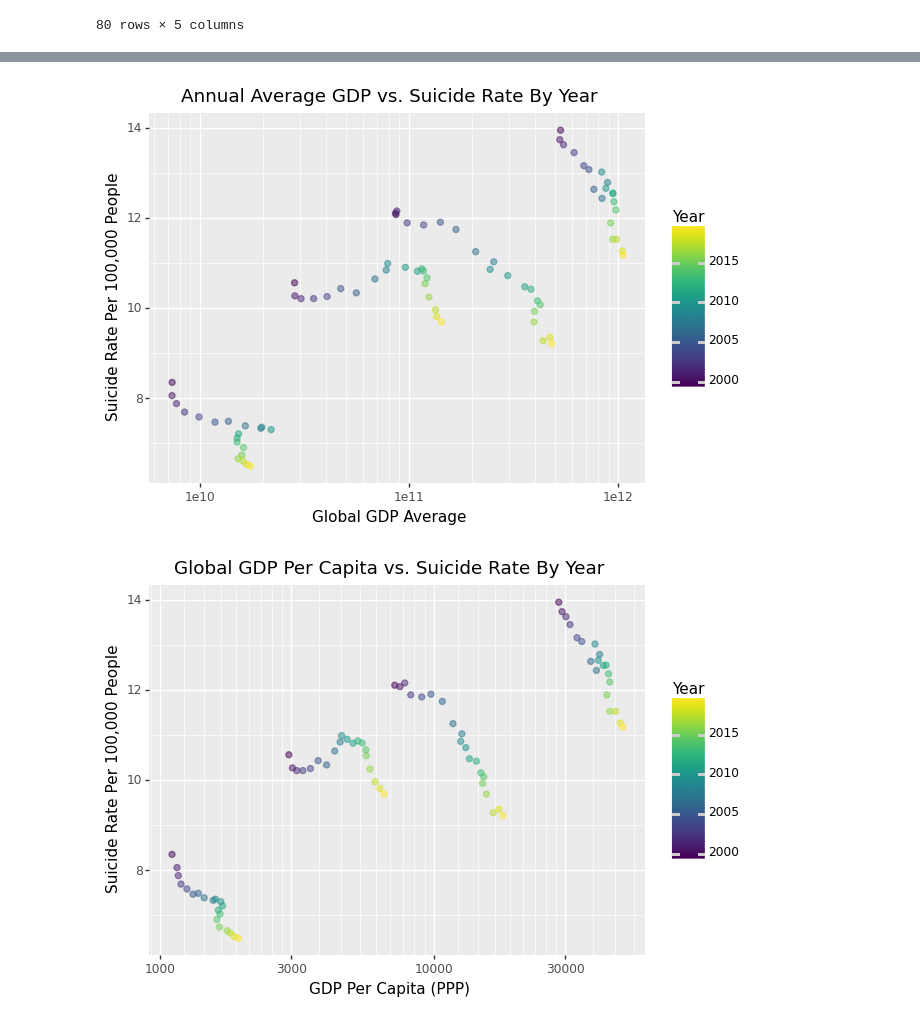
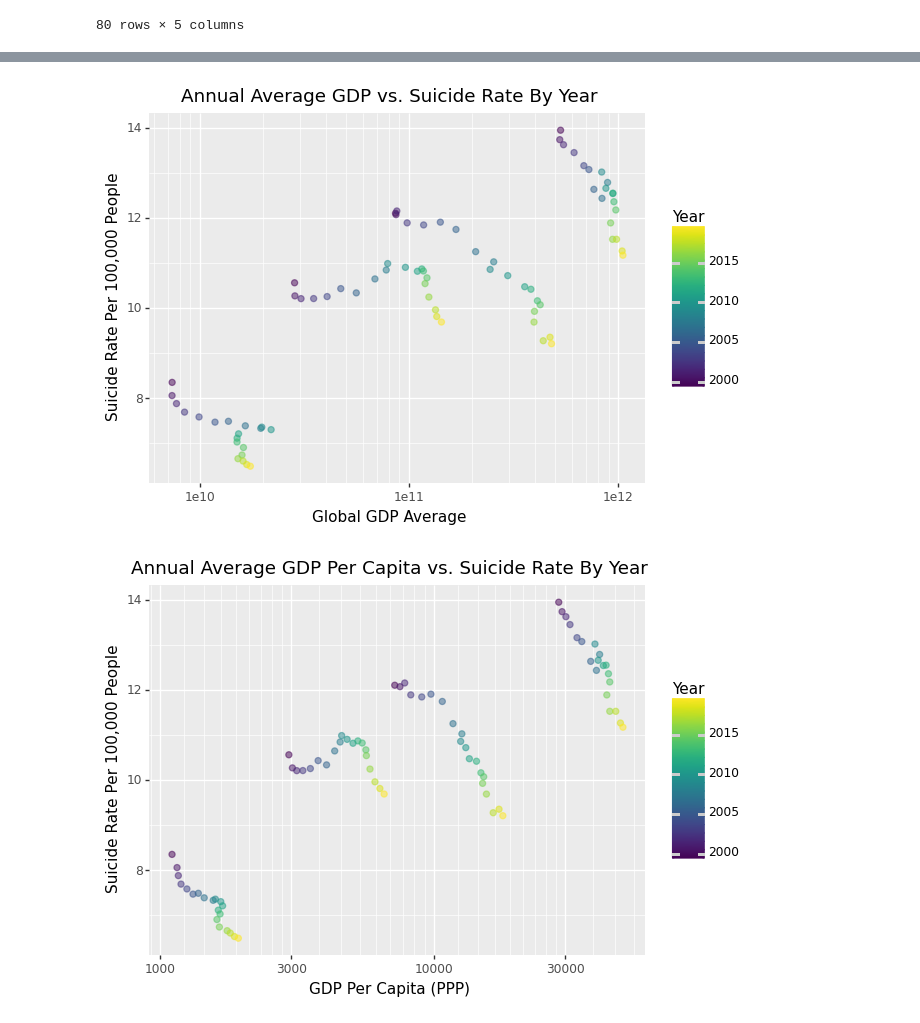
Before and after one commit to wadoodbutt/wadoodbutt.github.io, a Jupyter notebook: final_tutorial.ipynb, the cells around one changed output, grey strips where cells are left out. Drawn from its saved outputs; the diff is of its cells as text; code cells hidden in the pictures.

```diff
--- a/final_tutorial.ipynb
+++ b/final_tutorial.ipynb
@@ -90,45 +116,46 @@ display(means_across_time)
 | 79 | 2019 | Upper middle income | 9.206000 | 4.805173e+11 | 17767.138833 |
 80 rows × 5 columns
 # %%
+# plot 1: Annual Average GDP vs. Suicide Rate By Country
 splot = ggplot(means_across_country, aes(x='gdp', y='suicides')) +\
     geom_point(size=2, alpha=0.5) +\
     labs(title='Annual Average GDP vs. Suicide Rate By Country',
-         x = 'Global GDP Average',
-         y = suicide_label) + scale_x_log10()
+         x='Global GDP Average',
+         y=suicide_label) + scale_x_log10()
 
 print(splot)
 
+# plot 2: Annual Average GDP Per Capita vs. Suicide Rate By Country
 splot = ggplot(means_across_country, aes(x='gdp_pc', y='suicides')) +\
     geom_point(size=2, alpha=0.5) +\
     labs(title='Annual Average GDP Per Capita vs. Suicide Rate By Country',
-         x = gdp_pc_label,
-         y = suicide_label) + scale_x_log10()
+         x=gdp_pc_label,
+         y=suicide_label) + scale_x_log10()
 
 print(splot)
 
+# plot 3: Annual Average GDP vs. Suicide Rate By Year
 splot = ggplot(means_across_time, aes(x='gdp', y='suicides', color='year')) +\
     geom_point(size=2, alpha=0.5) +\
     labs(title='Annual Average GDP vs. Suicide Rate By Year',
-         x = 'Global GDP Average',
-         y = suicide_label,
-         color = 'Year') + scale_x_log10()
+         x='Global GDP Average',
+         y=suicide_label,
+         color='Year') + scale_x_log10()
 
 print(splot)
 
+# plot 4: Annual Average GDP Per Capita vs. Suicide Rate By Year
 splot = ggplot(means_across_time, aes(x='gdp_pc', y='suicides', color='year')) +\
     geom_point(size=2, alpha=0.5) +\
-    labs(title='Global GDP Per Capita vs. Suicide Rate By Year',
-         x = gdp_pc_label,
-         y = suicide_label,
-         color = 'Year') + scale_x_log10()
+    labs(title='Annual Average GDP Per Capita vs. Suicide Rate By Year',
+         x=gdp_pc_label,
+         y=suicide_label,
+         color='Year') + scale_x_log10()
 
 print(splot)
-
-# data.plot(x='gdp', y='suicides', kind='scatter')
-# data.plot(x='gdp_pc', y='suicides', kind='scatter')
 # %% [output]
 [figure]
 [figure]
 [figure]
-[figure, old version]
+[figure, new version]
 # %%
```
Also changed, not shown: parts of 22 cells of this notebook.
